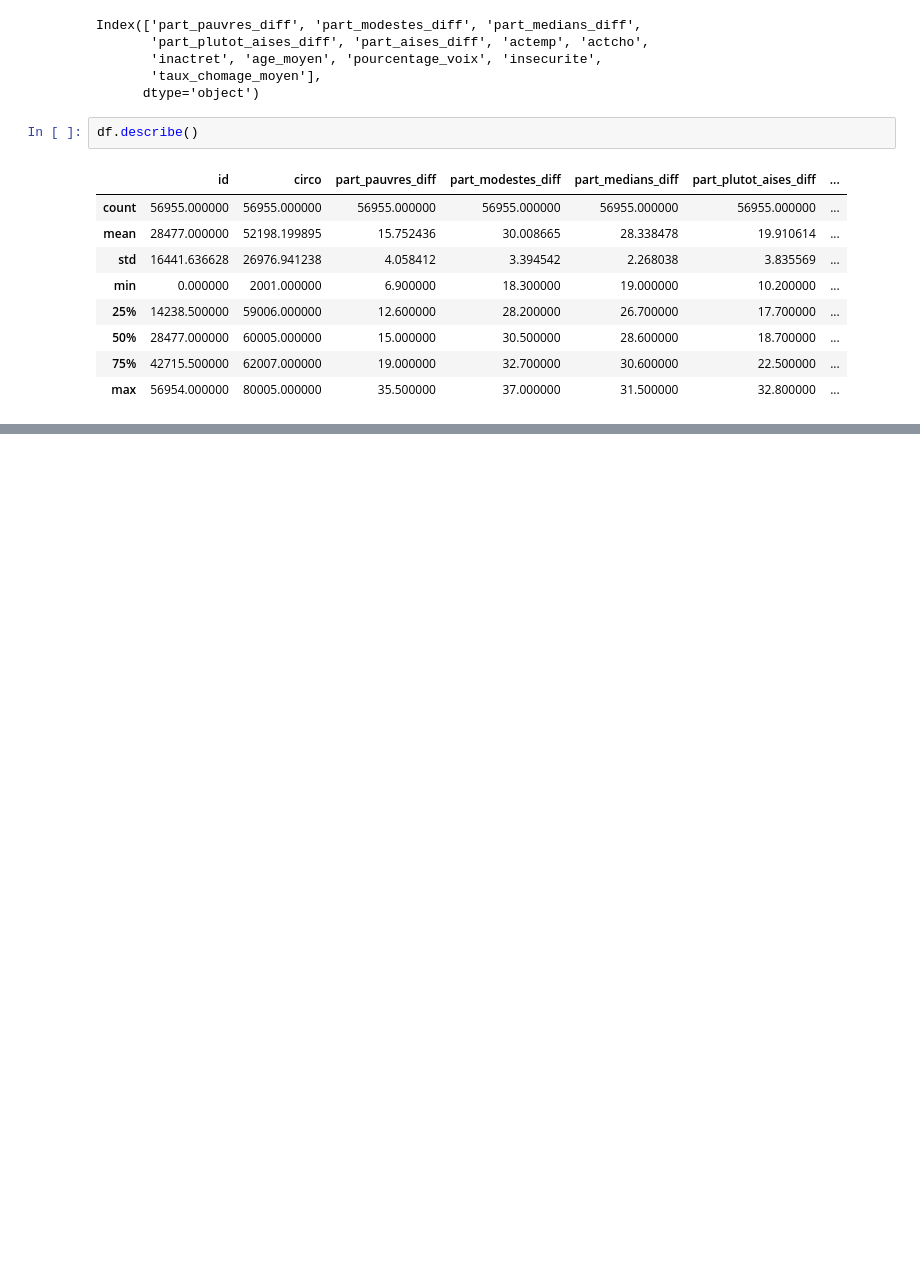
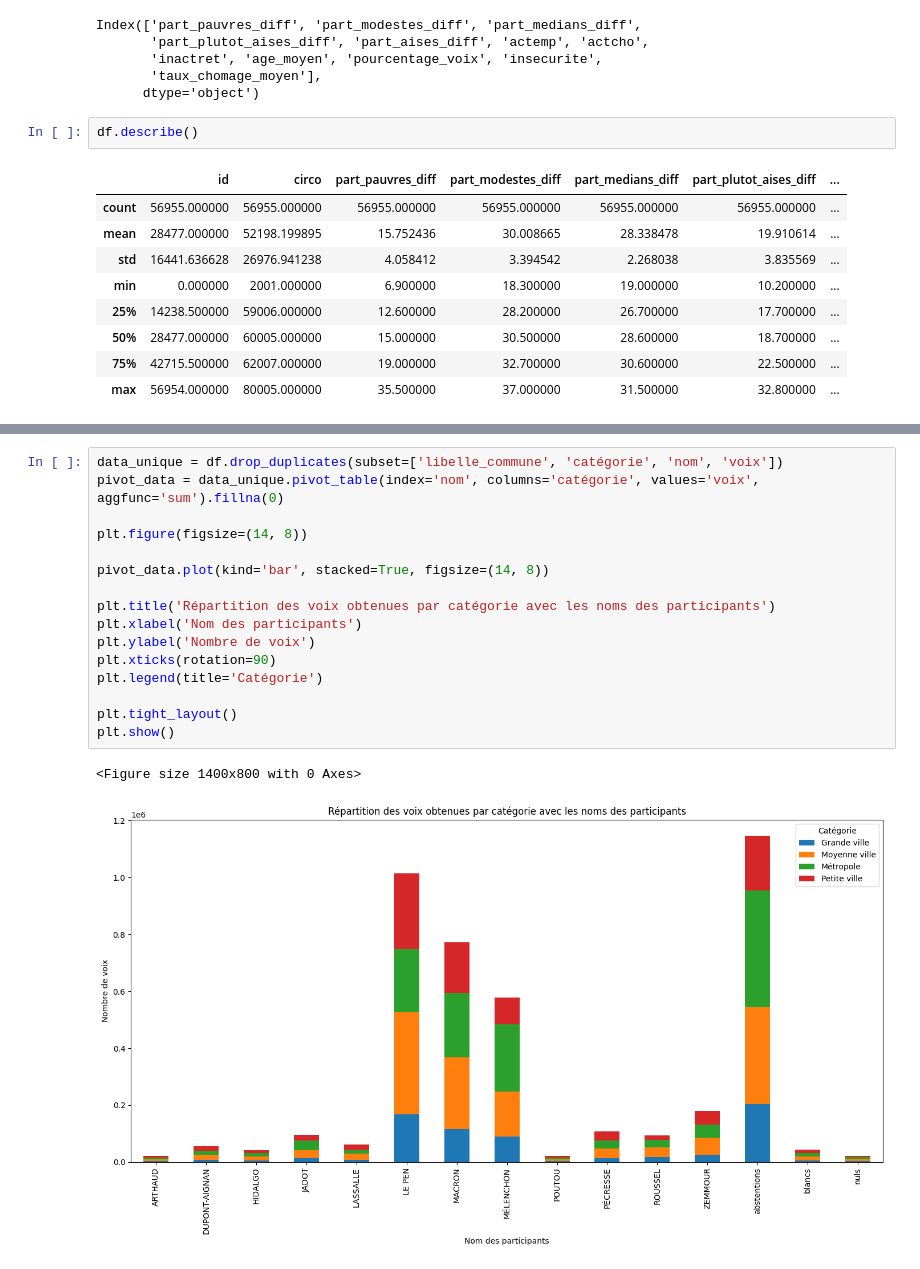
Before and after one commit to Piett-rm/MSPR-Analyse-de-donnees, a Jupyter notebook: data_vis.ipynb, the cells around one changed output, grey strips where cells are left out. Saved outputs shown, nothing was run; the diff lists cells and outputs as text; blank space fills up the shorter version.

```diff
--- a/data_vis.ipynb
+++ b/data_vis.ipynb
@@ -357,0 +130,19 @@ plt.show()
+# %%
+data_unique = df.drop_duplicates(subset=['libelle_commune', 'catégorie', 'nom', 'voix'])
+pivot_data = data_unique.pivot_table(index='nom', columns='catégorie', values='voix', aggfunc='sum').fillna(0)
+
+plt.figure(figsize=(14, 8))
+
+pivot_data.plot(kind='bar', stacked=True, figsize=(14, 8))
+
+plt.title('Répartition des voix obtenues par catégorie avec les noms des participants')
+plt.xlabel('Nom des participants')
+plt.ylabel('Nombre de voix')
+plt.xticks(rotation=90)
+plt.legend(title='Catégorie')
+
+plt.tight_layout()
+plt.show()
+# %% [output]
+<Figure size 1400x800 with 0 Axes>
+[figure, added]
```
Also changed, not shown: parts of 17 cells of this notebook, 1 other file.
